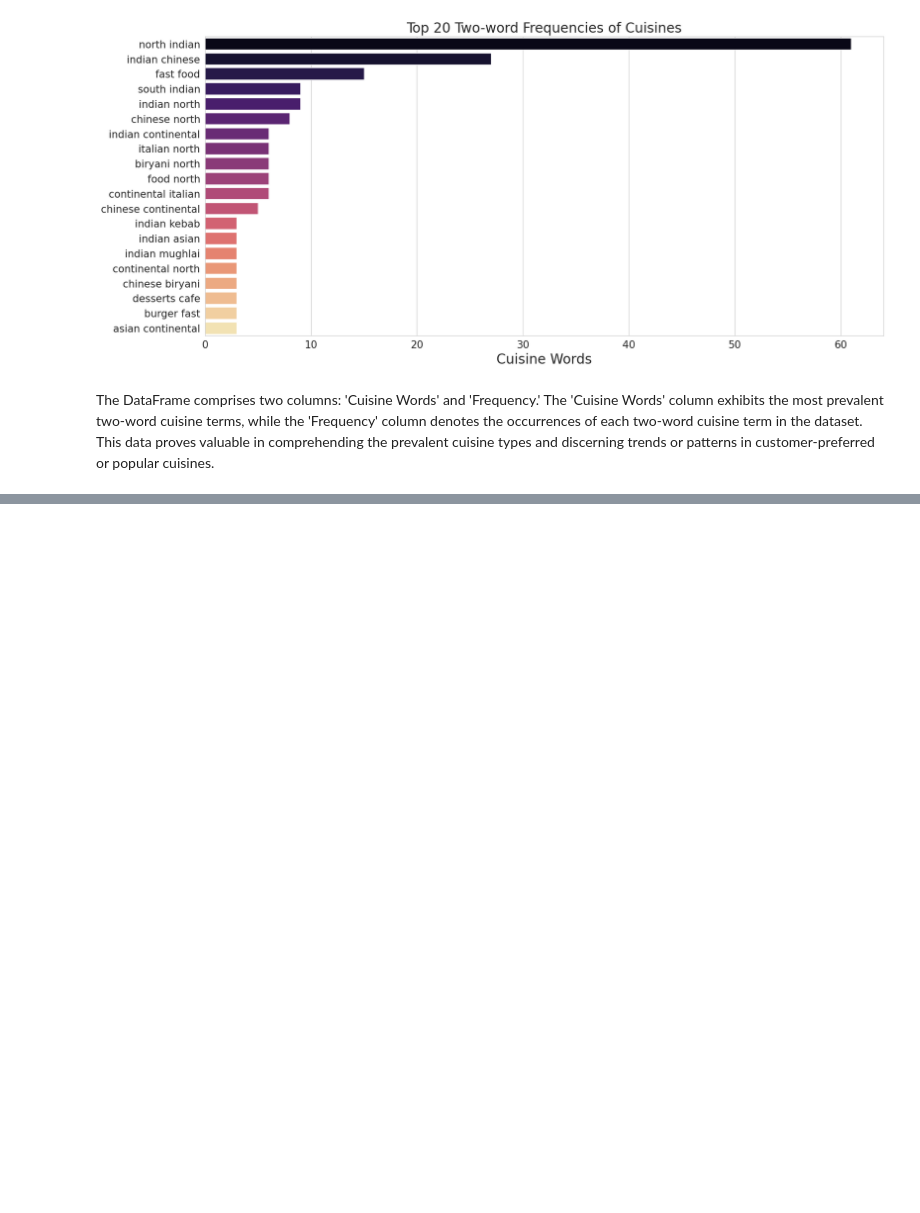
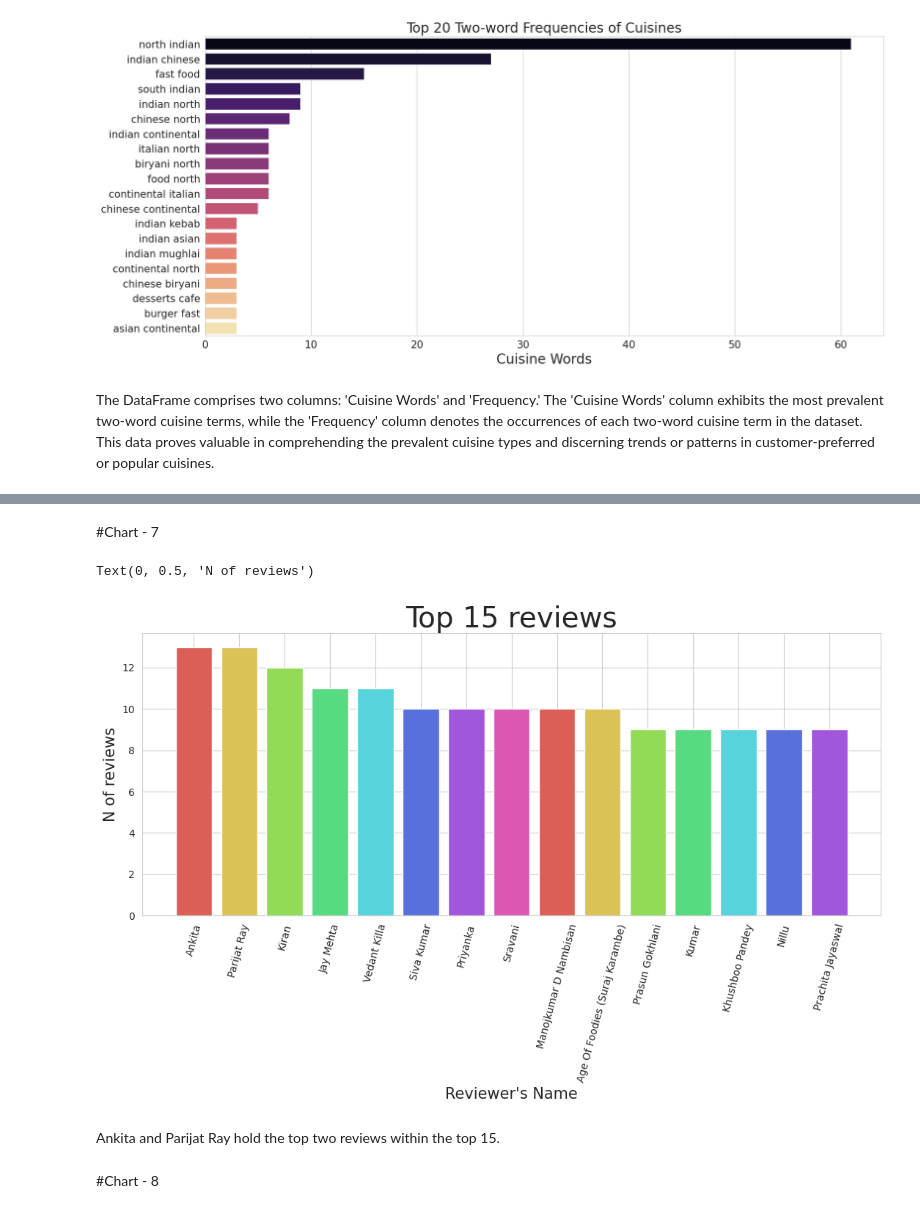
Before and after one commit to kumarsinghashu/Zomato-Restaurant-Clustering-and-Sentiment-Analysis., a Jupyter notebook: Zomato_Restaurant_Clustering_and_Sentiment_Analysis.ipynb, the cells around one changed output, grey strips where cells are left out. Drawn from its saved outputs; the diff is of its cells as text; code cells hidden in the pictures; blank space fills up the shorter version.

```diff
--- a/Zomato_Restaurant_Clustering_and_Sentiment_Analysis.ipynb
+++ b/Zomato_Restaurant_Clustering_and_Sentiment_Analysis.ipynb
@@ -466,0 +636,28 @@ plt.show()
+# %% [markdown]
+#<b/>Chart - 7</b>
+# %%
+# We will extrapolate the 15 profiles that have made more reviews.
+
+# Groupby on the basis of rivewer gives the fequency of the reviews
+reviewer_list = review_df.groupby('Reviewer').apply(lambda x: x['Reviewer'].count()).reset_index(name='Review_Count')
+
+ # Sorting the frequency of reviews decending
+reviewer_list = reviewer_list.sort_values(by = 'Review_Count',ascending=False)
+
+# Selecting the top 15 reviewrs
+top_reviewers = reviewer_list[:15]
+# %%
+# Visualizing the top 15 reviewers.
+plt.figure(figsize=(13,5))
+plt.bar(top_reviewers['Reviewer'], top_reviewers['Review_Count'], color = sns.color_palette("hls", 8))
+plt.xticks(rotation=75)
+plt.title('Top 15 reviews',size=28)
+plt.xlabel("Reviewer's Name",size=15)
+plt.ylabel('N of reviews',size=15)
+# %% [output]
+Text(0, 0.5, 'N of reviews')
+[figure, added]
+# %% [markdown]
+Ankita and Parijat Ray hold the top two reviews within the top 15.
+# %% [markdown]
+#<b/>Chart - 8</b>
```
Also changed, not shown: parts of 40 cells of this notebook.
